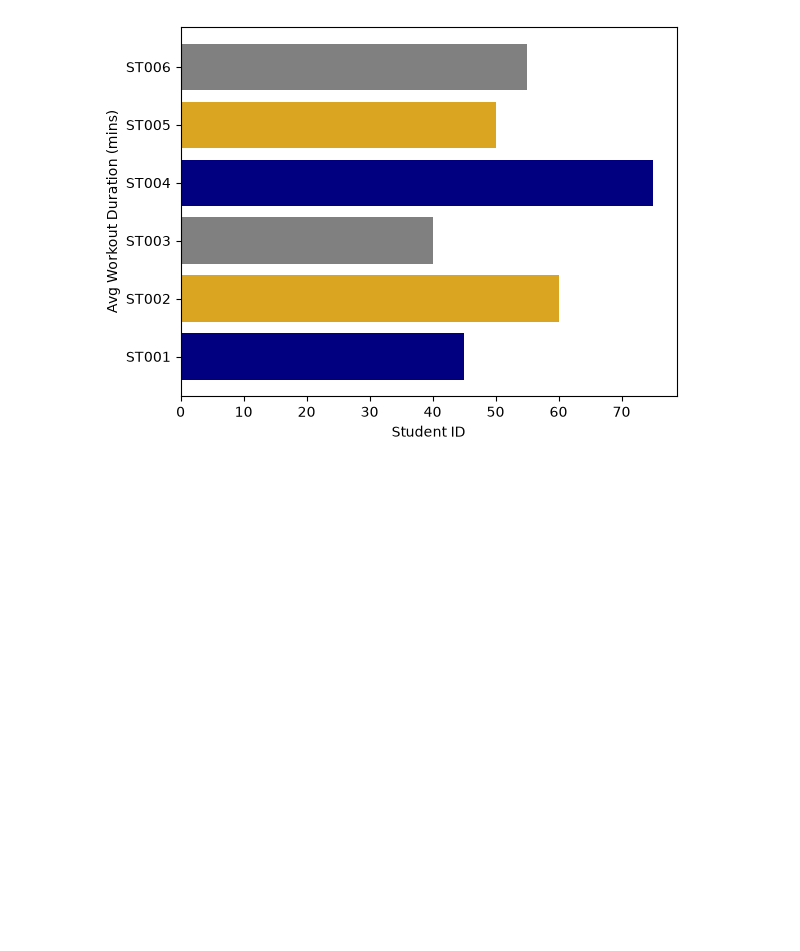
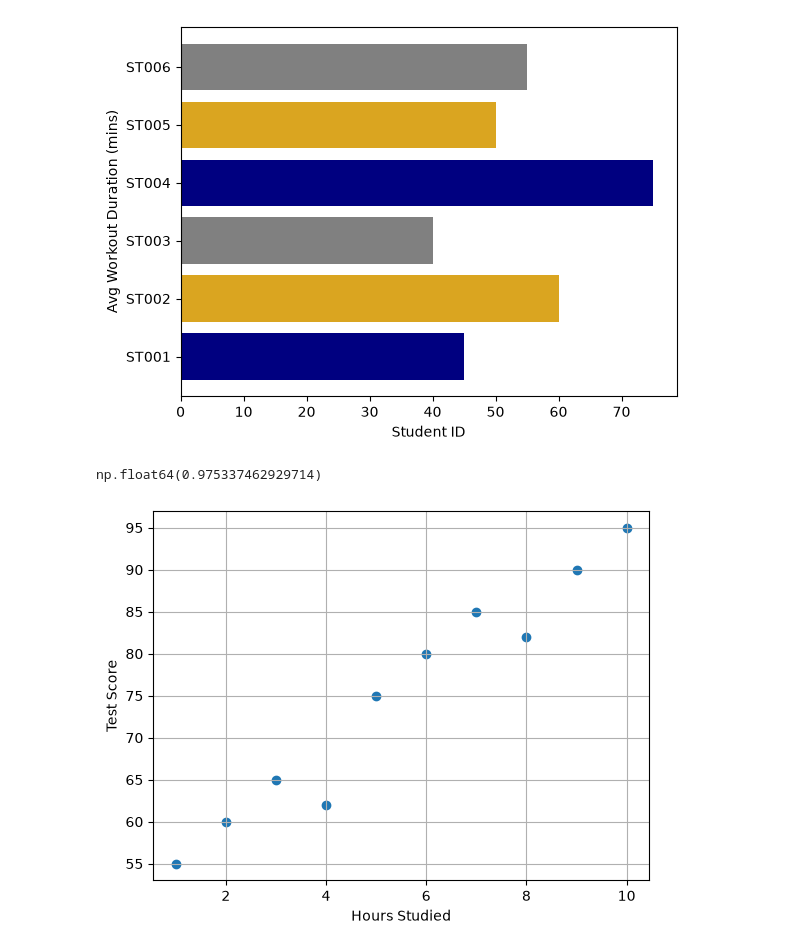
Before and after one commit to israel-oye/Python-Class-Batches, a Jupyter notebook: App-Based-Python/Batch-14A/Data Visualization/main.ipynb, the cells around one changed output. Cells and saved outputs as stored; diff of their text form; code cells hidden in the pictures; blank space fills up the shorter version.

```diff
--- a/App-Based-Python/Batch-14A/Data Visualization/main.ipynb
+++ b/App-Based-Python/Batch-14A/Data Visualization/main.ipynb
@@ -106,3 +106,26 @@ plt.ylabel("Avg Workout Duration (mins)")
 plt.show()
 # %% [output]
 [figure]
+# %%
+# Scatter plots
+
+# Variables:
+
+import pandas as pd
+import matplotlib.pyplot as plt
+
+df = pd.read_csv("study_hours.csv")
+
+x_axis = df['Hours_Studied']
+y_axis = df['Test_Score']
+
+
+plt.xlabel('Hours Studied')
+plt.ylabel('Test Score')
+plt.grid()
+plt.scatter(x_axis, y_axis)
+
+df['Hours_Studied'].corr(df['Test_Score'])
+# %% [output]
+np.float64(0.975337462929714)
+[figure, added]
```
Also changed, not shown: parts of 3 cells of this notebook, 1 other file.
